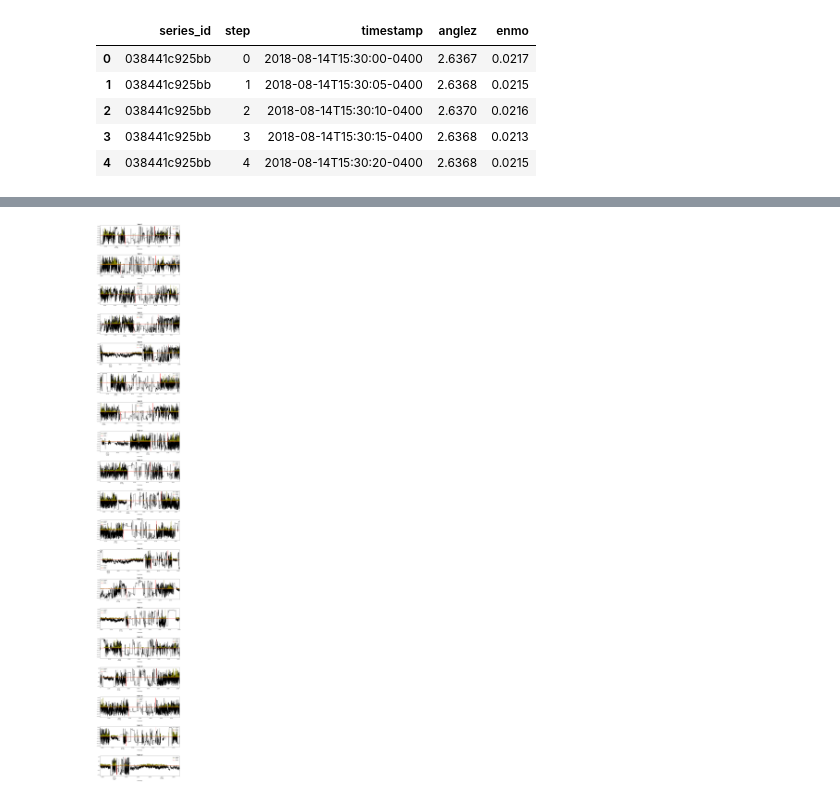
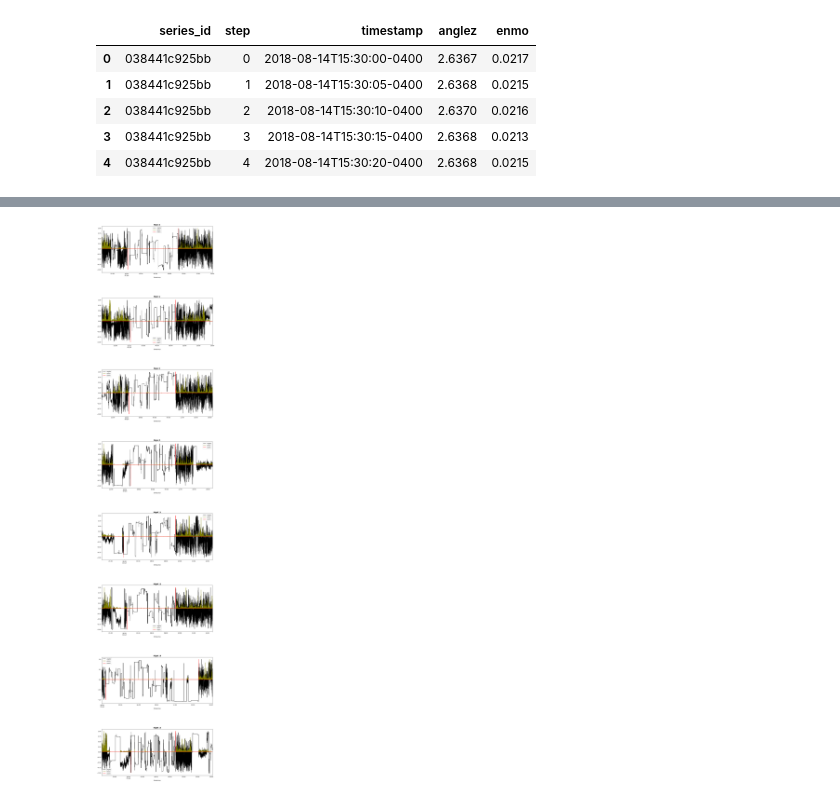
Before and after one commit to Abdulrahman-Adel/Kaggle-Adventures, a Jupyter notebook: starter-eda-of-sleep-events.ipynb, the cells around one changed output, grey strips where cells are left out. Drawn from its saved outputs; the diff is of its cells as text; code cells hidden in the pictures.

Commit message:
Kaggle Notebook | STARTER EDA 👋🏼 OF SLEEP EVENTS😴  | Version 7

```diff
--- a/starter-eda-of-sleep-events.ipynb
+++ b/starter-eda-of-sleep-events.ipynb
@@ -141,7 +206,7 @@ ts.head()
 # %%
 # first series
-group = ts[ts['series_id'] == '038441c925bb']
-event = sleep_events[sleep_events['series_id'] == '038441c925bb']
+group = ts[ts['series_id'] == '03d92c9f6f8a']
+event = sleep_events[sleep_events['series_id'] == '03d92c9f6f8a']
 # %%
 del ts
 # %%
@@ -165,31 +221,35 @@ combined.head()
-# %%
-prev_idx = 0
-for index in combined[combined.event == 1].index:
-    combined.night.iloc[prev_idx: index + 5000] = combined.night.iloc[index]
-    prev_idx = index + 5000
-
-combined.fillna(combined.night.iloc[index], inplace = True)
+# %%
+from datetime import timedelta
+
+for index in combined[combined.event == 1].index:
+
+    night_start = combined.timestamp.iloc[index] - timedelta(hours = 16)
+    night_end = combined.timestamp.iloc[index] + timedelta(hours = 8)
+
+    combined.loc[(night_start <= combined.timestamp) &  (combined.timestamp <= night_end), 'night'] = combined.night.loc[index]
+
+combined.dropna(axis = 0, inplace = True)
 # %%
 nights = event.night.unique()
 
 f, axs = plt.subplots(nrows=len(nights), ncols=1)
-f.set_figheight(105)
+f.set_figheight(75)
 f.set_figwidth(15)
 
 plt.subplots_adjust(
-    hspace = 0.45
+    hspace = 0.55
 )
 
 for idx, ax in enumerate(axs.ravel()):
 
     night = combined[combined.night == nights[idx]].set_index('timestamp')
     ax.set_title(f'Night {nights[idx]}', fontsize=12, weight = 'bold')
 
     (night.anglez / max(night.anglez)).plot(color = 'black', ax = ax) # noramlized
     (night.enmo / max(night.enmo)).plot(color = '#808000', ax = ax) # normalized
     night.event.plot(color = 'red', ax = ax)
 
 
     ax.legend()
 # %% [output]
-[figure, old version]
+[figure, new version]
```
Also changed, not shown: parts of 5 cells of this notebook.
